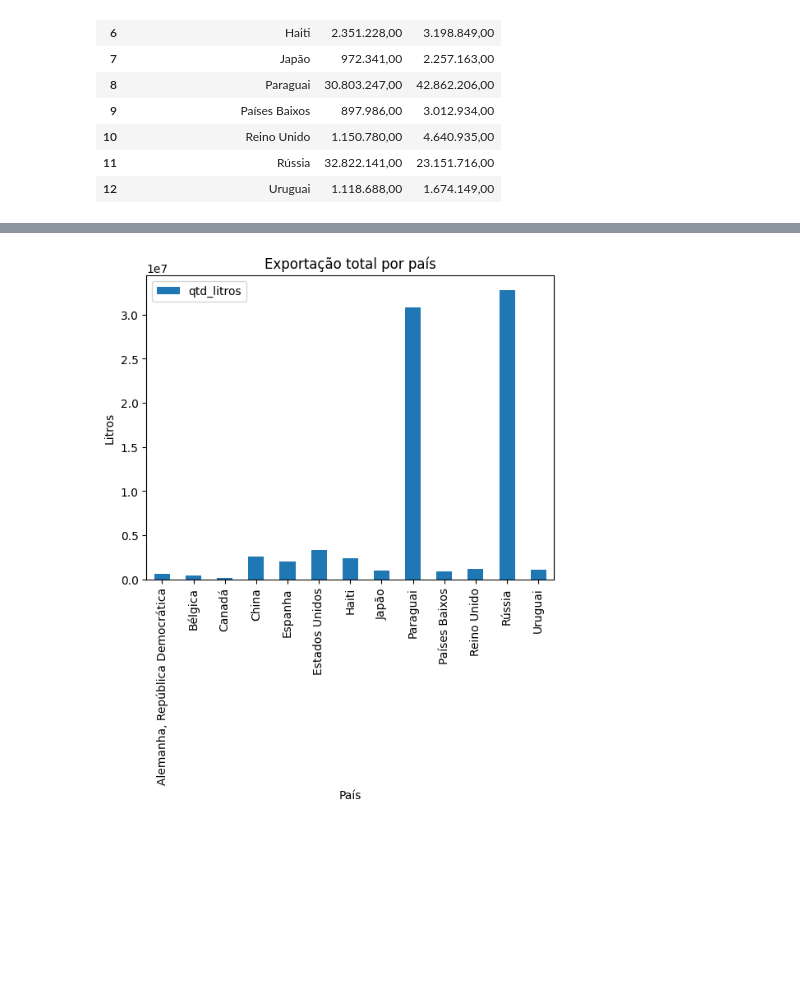
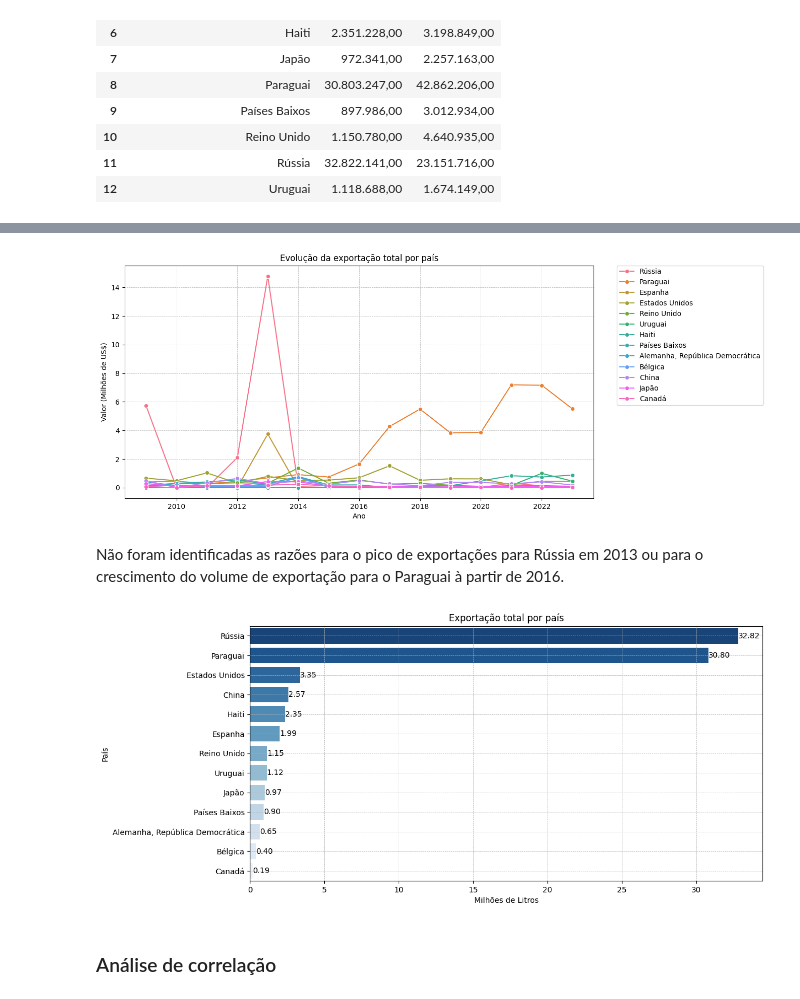
Before and after one commit to edupmon/fiap, a Jupyter notebook: pos-tech/data-analytics/fase-1/04-tech-challenge/fase-1-tech-challenge-data-analytics.ipynb, the cells around one changed output, grey strips where cells are left out. Drawn from its saved outputs; the diff is of its cells as text; code cells hidden in the pictures; blank space fills up the shorter version.

Commit message:
tech-challenge - analise dados

```diff
--- a/pos-tech/data-analytics/fase-1/04-tech-challenge/fase-1-tech-challenge-data-analytics.ipynb
+++ b/pos-tech/data-analytics/fase-1/04-tech-challenge/fase-1-tech-challenge-data-analytics.ipynb
@@ -232,0 +233,10 @@ display(exportacao_analise.head())
+# %%
+# Incluindo a taxa de conversão entre R$ e US$
+
+brl_usd = pd.read_csv('dados/brl-usd.csv')
+display(brl_usd.head())
+
+exportacao_analise = pd.merge(exportacao_analise, brl_usd,
+                              left_on='ano', right_on='ano',
+                              how='left', suffixes=(False, False))
+display(exportacao_analise.head())
@@ -295,7 +318,7 @@ banco_mundial.head()
 exportacao_analise = pd.merge(exportacao_analise, banco_mundial,
                               left_on=['pais_iso_3', 'ano'],
                               right_on=['pais_iso_3', 'ano'],
-                              how='left')
+                              how='left', suffixes=(False, False))
 
 exportacao_analise.head()
 # %% [output]
@@ -334,10 +357,10 @@ display(exportacao_analise.head())
 exportacao_analise = exportacao_analise[['pais_iso_2', 'pais_iso_3', 'pais',
                                          'ano', 'pib_usd', 'pib_per_capita',
                                          'consumo_litros_alcool_per_capita',
-                                         'qtd_litros', 'vlr_usd',
+                                         'qtd_litros', 'vlr_usd', 'usd_por_litro',
                                          'origem_iso_2', 'origem_iso_3',
-                                         'origem', 'precipitacao',
-                                         'temperatura']]
+                                         'origem', 'conv_brl_usd',
+                                         'precipitacao', 'temperatura']]
 
 exportacao_analise.sort_values(['pais_iso_2', 'ano'], ignore_index=True,
                                inplace=True)
@@ -404,7 +455,7 @@ exportacao_analise[['pib_usd', 'pib_per_capita',
 # %%
 # Exportação total por país
 exp_total_pais = exportacao_analise.groupby('pais')[['qtd_litros', 'vlr_usd']]\
-                                   .sum().reset_index()
+                                   .sum().reset_index().copy()
 
 exp_total_pais
 # %% [output]
@@ -466,8 +500,51 @@ plt.show()
+# %%
+# Evolução da exportação total por país
+export_data_pais = exportacao_analise.groupby(['pais', 'ano'])['vlr_usd']\
+                                     .sum().reset_index().copy()
+export_data_pais['vlr_usd'] = export_data_pais['vlr_usd']/1_000_000
+export_data_pais.sort_values('vlr_usd', ascending=False, inplace=True)
+
+plt.figure(figsize=(12, 6))
+
+sns.lineplot(data=export_data_pais, x='ano', y='vlr_usd', hue='pais',
+             marker='o')
+
+plt.title('Evolução da exportação total por país')
+plt.xlabel('Ano')
+plt.ylabel('Valor (Milhões de US$)')
+plt.grid(True, which='both', linestyle='--', linewidth=0.5)
+plt.legend(bbox_to_anchor=(1.05, 1), loc='upper left', borderaxespad=0.)
+plt.show()
+# %% [output]
+[figure, added]
+# %% [markdown]
+Não foram identificadas as razões para o pico de exportações para Rússia em
+2013 ou para o crescimento do volume de exportação para o Paraguai à partir de
+2016.
 # %%
 # Exportação total por país
-exp_total_pais.plot(kind='bar', x='pais', y='qtd_litros',
-                    title='Exportação total por país', ylabel='Litros',
-                    xlabel='País')
+exp_tot_pais_data = exp_total_pais[['pais', 'qtd_litros']].copy()
+exp_tot_pais_data['qtd_litros'] = exp_tot_pais_data['qtd_litros']/1_000_000
+exp_tot_pais_data.sort_values('qtd_litros', ascending=False, inplace=True)
+
+plt.figure(figsize=(12, 6))
+
+palette = sns.color_palette('Blues', n_colors=13)
+palette.reverse()
+
+ax = sns.barplot(data=exp_tot_pais_data, y='pais', x='qtd_litros',
+                 palette=palette, hue='pais', legend=False)
+
+# Adicionando os valores nas barras
+for container in ax.containers:
+    ax.bar_label(container, fmt='%.2f', label_type='edge')
+
+plt.title('Exportação total por país')
+plt.xlabel('Milhões de Litros')
+plt.ylabel('País')
+plt.grid(True, which='both', linestyle='--', linewidth=0.5)
 plt.show()
 # %% [output]
-[figure, old version]
+[figure, new version]
+# %% [markdown]
+### Análise de correlação
```
Also changed, not shown: parts of 22 cells of this notebook, 4 other files.
